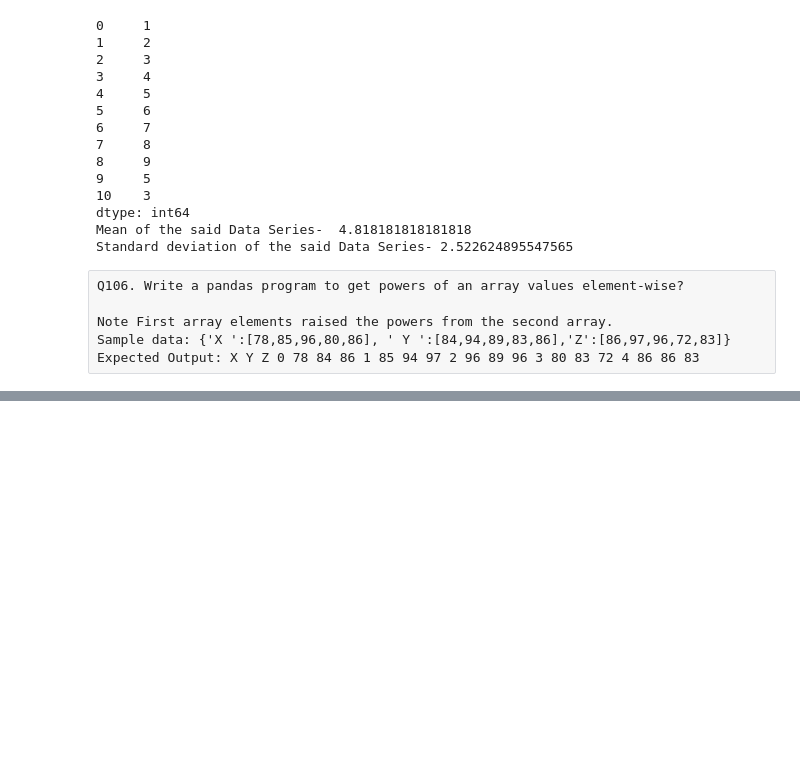
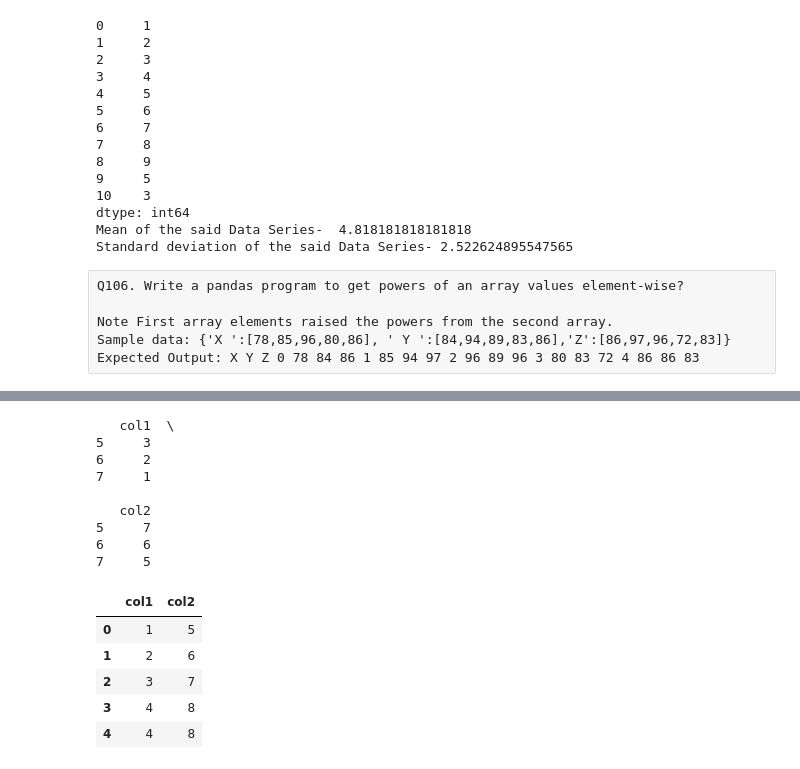
Before and after one commit to naveenkumardb/Python-Programming-Excercises, a Jupyter notebook: Python Subjective Programming Excercises.ipynb, the cells around one changed output, grey strips where cells are left out. Drawn from its saved outputs; the diff is of its cells as text; code cells hidden in the pictures; blank space fills up the shorter version.

```diff
--- a/Python Subjective Programming Excercises.ipynb
+++ b/Python Subjective Programming Excercises.ipynb
@@ -2019,0 +2317,22 @@ Expected Output: X Y Z 0 78 84 86 1 85 94 97 2 96 89 96 3 80 83 72 4 86 86 83
+# %%
+import pandas as pd
+df=pd.DataFrame({'col1':[1,2,3,4,4,3,2,1],
+                 'col2':[5,6,7,8,8,7,6,5]})
+print(df.tail(3))
+df.drop(df.tail(3).index)
+# %% [output]
+   col1  \
+5     3
+6     2
+7     1
+
+   col2
+5     7
+6     6
+7     5
+|  | col1 | col2 |
+| 0 | 1 | 5 |
+| 1 | 2 | 6 |
+| 2 | 3 | 7 |
+| 3 | 4 | 8 |
+| 4 | 4 | 8 |
```
Also changed, not shown: parts of 20 cells of this notebook.
